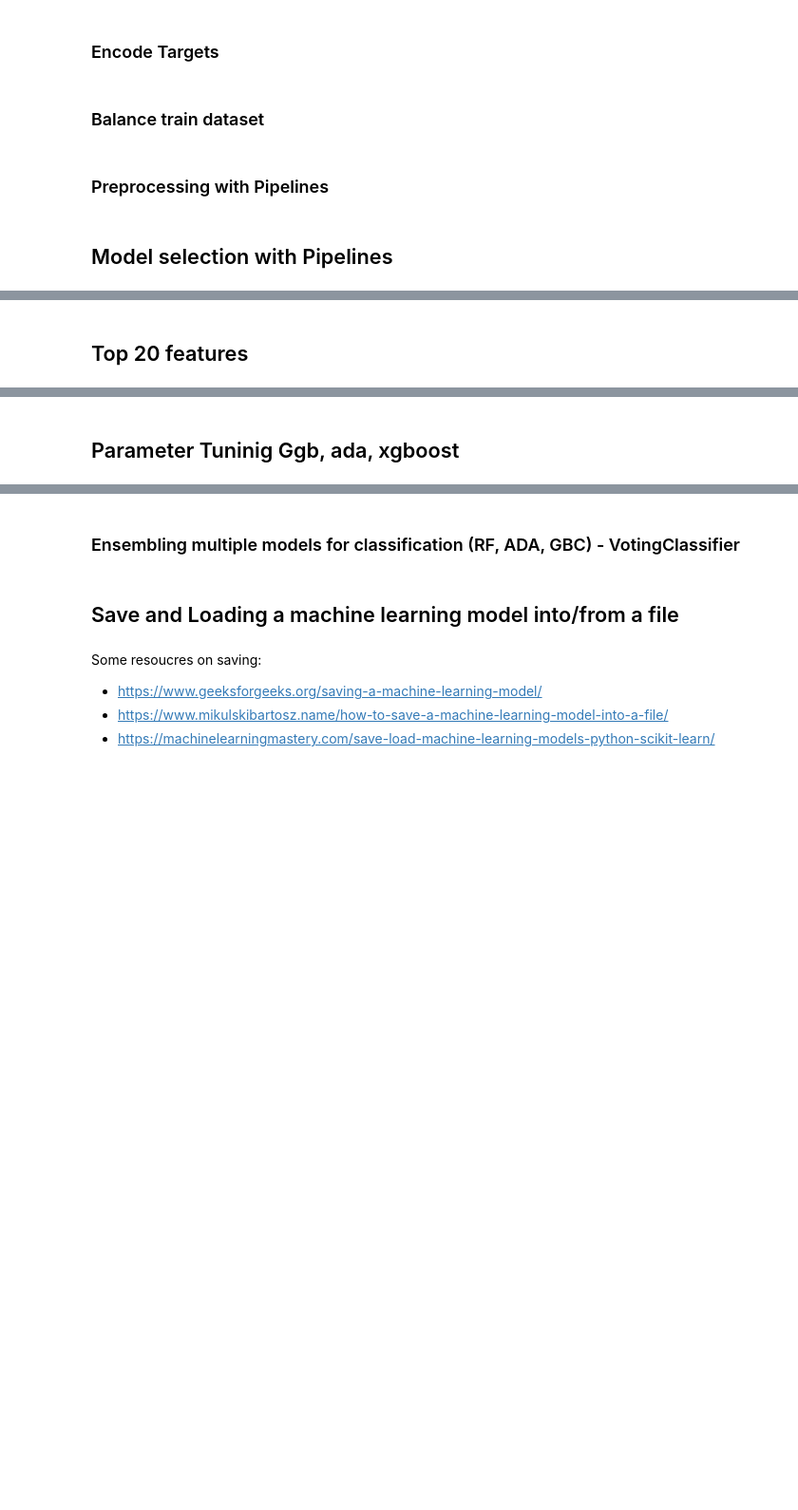
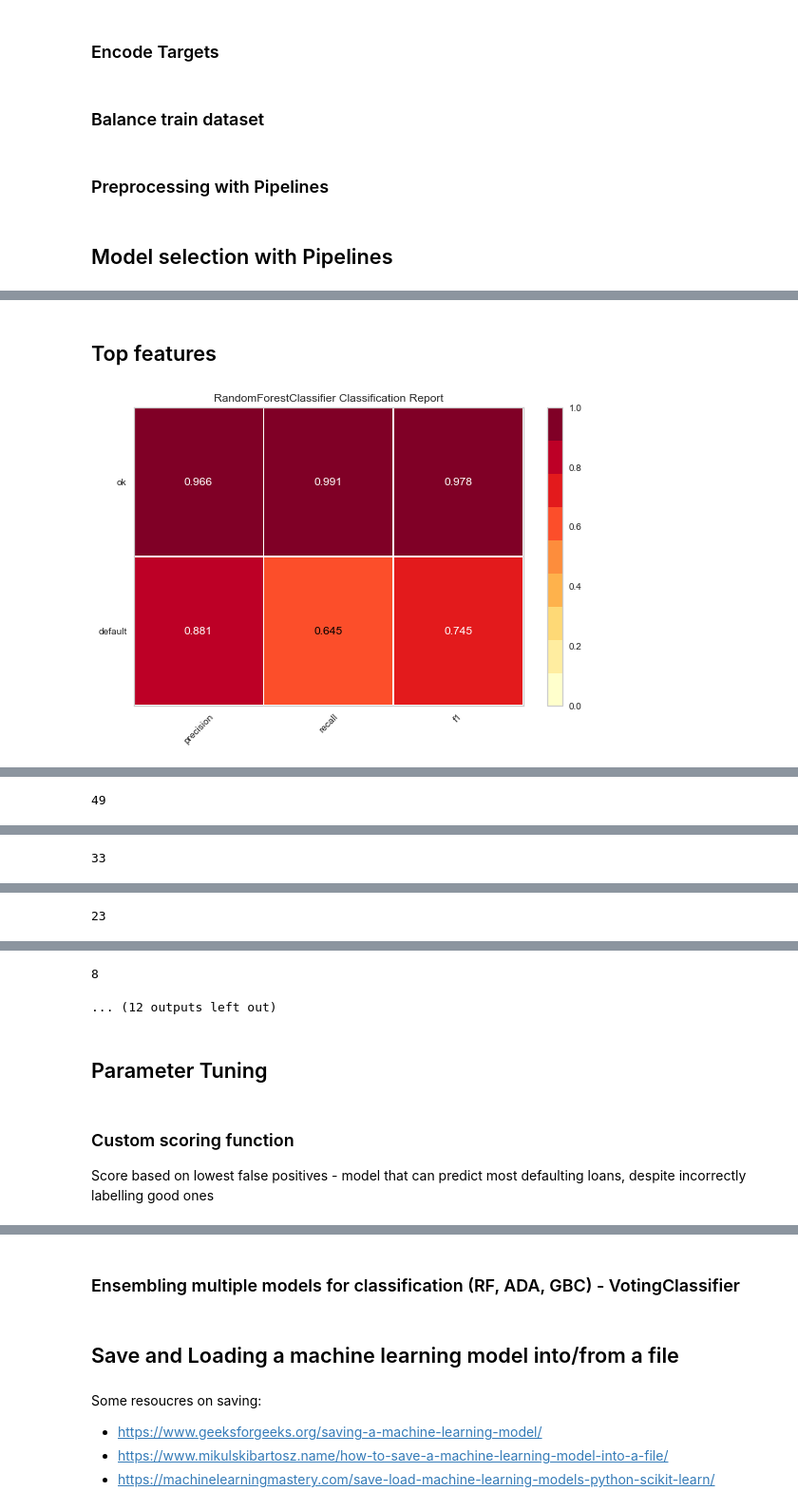
Before and after one commit to ValdemarQ/competitions, a Jupyter notebook: Finbee/C - Class project - Finbee - Predicting who will default on loans.ipynb, the cells around one changed output, grey strips where cells are left out. Shown at 95% size. Drawn from its saved outputs; the diff is of its cells as text; code cells hidden in the pictures; blank space fills up the shorter version.

Commit message:
Playing with paremeter tuninig

```diff
--- a/Finbee/C - Class project - Finbee - Predicting who will default on loans.ipynb
+++ b/Finbee/C - Class project - Finbee - Predicting who will default on loans.ipynb
@@ -2048,7 +2160,7 @@ for classifier in classifiers:
 
     pipe.fit(X,y)
 
-    viz = FeatureImportances(pipe.steps[1][1])
+    viz = FeatureImportances(pipe.steps[1][1],relative=False)
     viz.fit(X, y)
     viz.show()
 # %% [output]
@@ -2058,9 +2170,11 @@ for classifier in classifiers:
 # %% [markdown]
-## Top 20 features
+## Top features
 # %%
-top_feat = ['loan_period', 'listing_category','age_group','gender','credit_score','loan_amount','effective_rate',
-              'is_holiday','education','employment_status','marital_status', 'monthly_income','dayofweek','year','dti',
-              'dependants','employ_how_long','credit_score_gender','available_income','monthly_installment']
+top_feat = ['creation_date','listing_category','credit_score','loan_amount','loan_period','effective_rate',
+ 'monthly_installment','gender','education','employment_status','dependants','marital_status',
+ 'monthly_income','available_income','dti','year','dayofweek_name','season','season_number','is_holiday',
+ 'age_group','credit_score_gender','credit_score_education','gender_education','gender_marital_status',
+ 'education_marital_status']
 # %%
 #Copy original df
 another_df = df.copy()
@@ -2103,31 +2217,37 @@ categorical_transformer = Pipeline(steps=[
 
 
 # Bundle preprocessing for numerical and categorical data
 preprocessor = ColumnTransformer(
     transformers=[
         ('num', numerical_transformer, numerical_cols),
         ('cat', categorical_transformer, categorical_cols)
     ])
 
 classifiers = [rf,ada,gbc,xgb]
 test_set = [valid, test]
 
-from yellowbrick.classifier import PrecisionRecallCurve, DiscriminationThreshold
+#from yellowbrick.classifier import PrecisionRecallCurve, DiscriminationThreshold
 
 for classifier in classifiers:
     for test_set in sets:
         pipe = Pipeline(steps=[('preprocessor', preprocessor),
                           ('classifier', classifier)])
         pipe.fit(X, y)
 
         #classification Report
         visualizer = ClassificationReport(pipe, classes=target_names)
         visualizer.fit(X, y)
         visualizer.score(test_set[top_feat], test_set.loan_status)
         visualizer.show()
 
         #Confusion matrix
         cm = ConfusionMatrix(pipe, classes=target_names)
         cm.fit(X,y)
         cm.score(test_set[top_feat], test_set.loan_status)
         cm.show()
+
+        #false positives
+        tn, fp, fn, tp = confusion_matrix(test_set.loan_status, pipe.predict(test_set[top_feat])).ravel()
+        print(fp)
+# %% [output]
+[figure, added]
@@ -2133,0 +2255 @@ for classifier in classifiers:
+49
@@ -2133,0 +2258 @@ for classifier in classifiers:
+33
@@ -2133,0 +2261 @@ for classifier in classifiers:
+23
@@ -2134,2 +2264,7 @@ for classifier in classifiers:
+8
+... (12 outputs left out)
-# %% [markdown]
-## Parameter Tuninig Ggb, ada, xgboost
+# %% [markdown]
+## Parameter Tuning
+# %% [markdown]
+### Custom scoring function
+Score based on lowest false positives - model that can predict most defaulting loans, despite incorrectly labelling good ones
```
Also changed, not shown: parts of 25 cells of this notebook.
